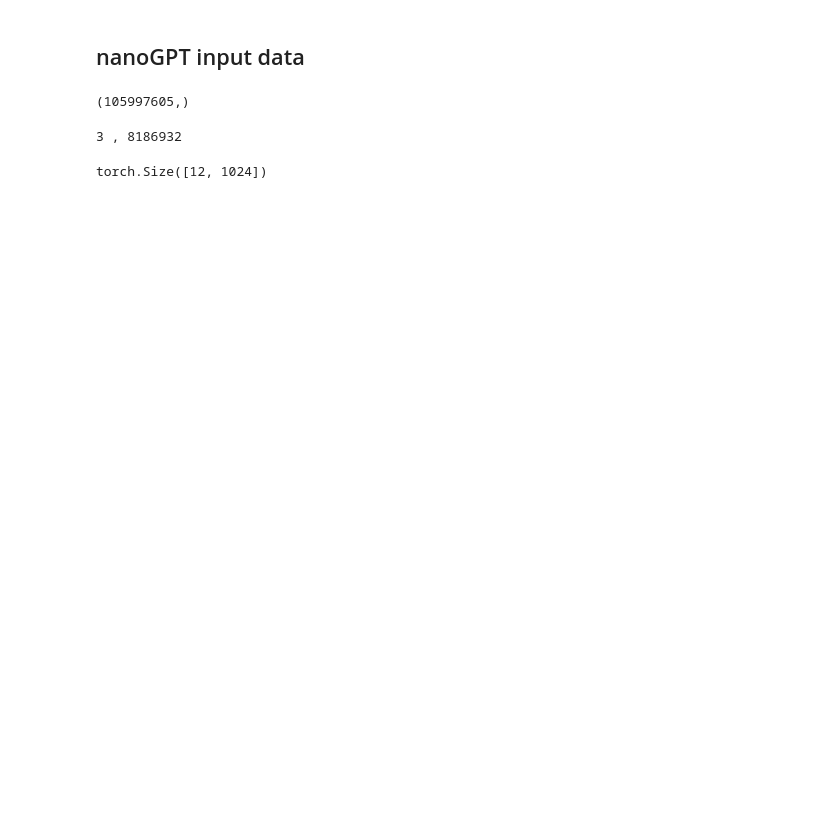
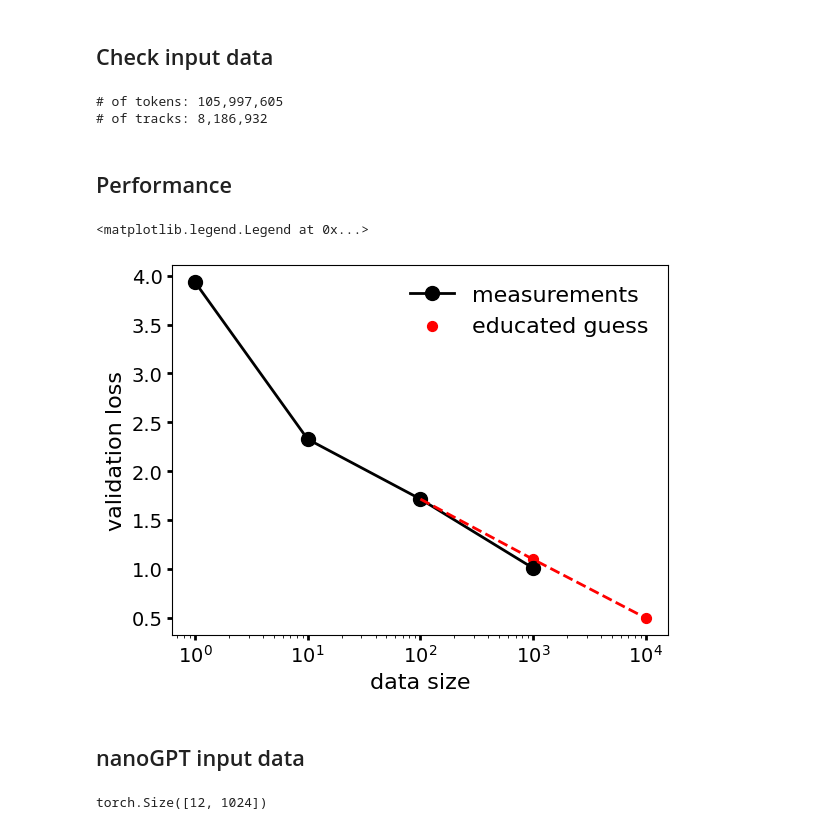
Before and after one commit to xju2/HEP-GPT, a Jupyter notebook: notebooks/CheckInputData.ipynb, the cells around one changed output. Cells and saved outputs as stored; diff of their text form; code cells hidden in the pictures; blank space fills up the shorter version.

```diff
--- a/notebooks/CheckInputData.ipynb
+++ b/notebooks/CheckInputData.ipynb
@@ -14 +14,3 @@ print(torch.cuda.is_available())
 True
+# %% [markdown]
+## Check input data
@@ -15,2 +28,29 @@ True
+# %%
+print(f"# of tokens: {train_data.shape[0]:,}")
+tokens, counts = np.unique(train_data, return_counts=True)
+print(f"# of tracks: {counts[0]:,}")
+# %% [output]
+# of tokens: 105,997,605
+# of tracks: 8,186,932
+# %% [markdown]
+## Performance
+# %%
+fontsize = 16
+data_size = [1, 10, 100, 1000]
+val_loss = [3.9347, 2.3281, 1.7158, 1.01]
+
+prdict_loss = [1.1, 0.5,]
+
+fontsize = 16
+plt.plot(data_size, val_loss, "k-o", label="measurements")
+plt.xlabel("data size", fontsize=fontsize)
+plt.ylabel("validation loss", fontsize=fontsize)
+plt.xscale("log")
+plt.scatter([1000, 10_000], prdict_loss, c="r", s=50, label="educated guess")
+plt.plot([100, 1000, 10_000], [1.7158] + prdict_loss, "r--")
+plt.legend(fontsize=fontsize)
+# %% [output]
+<matplotlib.legend.Legend at 0x...>
+[figure, added]
 # %% [markdown]
 ## nanoGPT input data
@@ -28,12 +57,3 @@ val_data = np.memmap(os.path.join(data_dir, 'val.bin'), dtype=np.uint16, mode='r
-# %%
-train_data.shape
-# %% [output]
-(105997605,)
-# %%
-tokens, counts = np.unique(train_data, return_counts=True)
-print(tokens[0], ",", counts[0])
-# %% [output]
-3 , 8186932
 # %%
 block_size = 1024
 batch_size = 12
```
Also changed, not shown: parts of 33 cells of this notebook.
